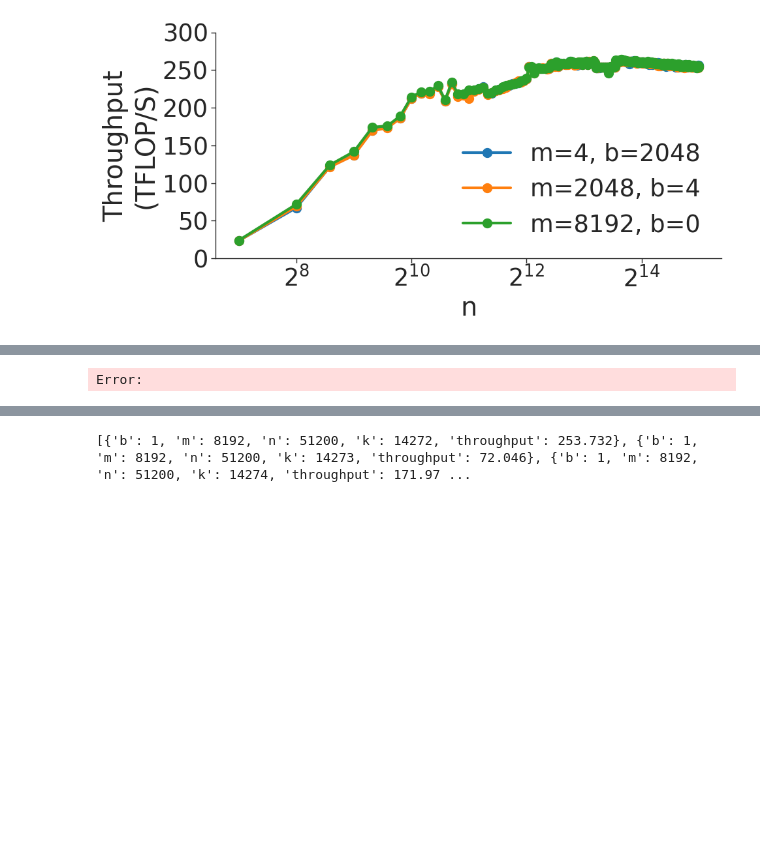
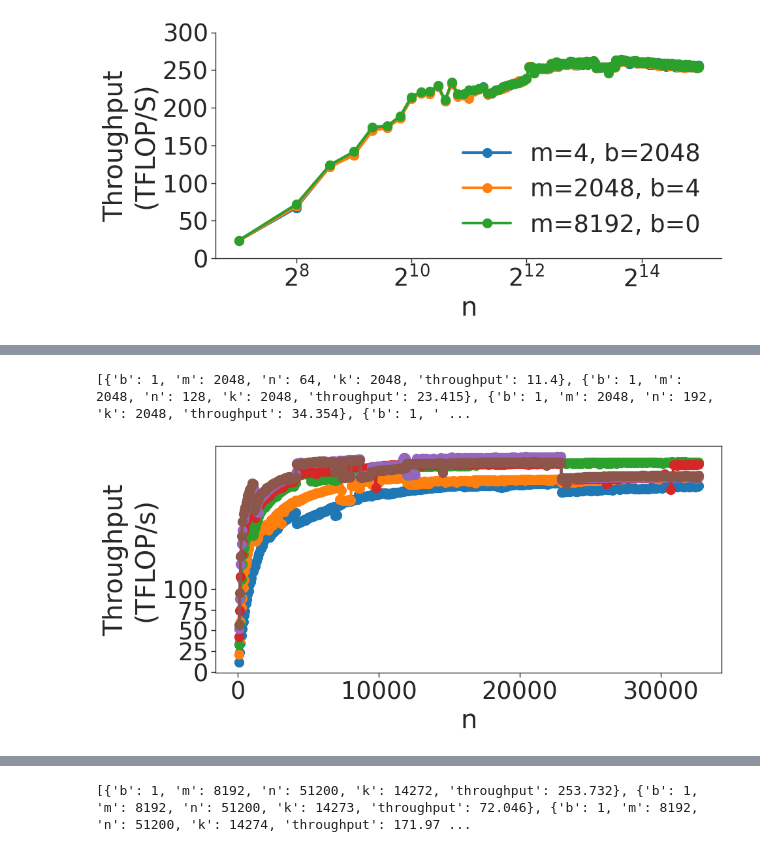
Before and after one commit to jahatef/TransformerSizing, a Jupyter notebook: bmm_figures.ipynb, the cells around one changed output, grey strips where cells are left out. Drawn from its saved outputs; the diff is of its cells as text; code cells hidden in the pictures; blank space fills up the shorter version.

```diff
--- a/bmm_figures.ipynb
+++ b/bmm_figures.ipynb
@@ -406,11 +407,12 @@ Error:
 # %%
-plot_throughputs(read_logfile_mm_bmm("scripts/mm_b_NBSweep.txt"),
+plot_throughputs(read_logfile_mm_bmm("results/mm_b_NBSweep.txt"),
                  label_variable='b',
                  label_variable_values=2**np.arange(6),
                  xaxis_variable='n',
                  xlabel='n',
                  ylabel='Throughput\n(TFLOP/s)',
                  yticks=[0, 25, 50, 75, 100])
 # %% [output]
-Error:
+[{'b': 1, 'm': 2048, 'n': 64, 'k': 2048, 'throughput': 11.4}, {'b': 1, 'm': 2048, 'n': 128, 'k': 2048, 'throughput': 23.415}, {'b': 1, 'm': 2048, 'n': 192, 'k': 2048, 'throughput': 34.354}, {'b': 1, ' ...
+[figure, added]
 # %%
```
Also changed, not shown: parts of 11 cells of this notebook, 22 other files.
